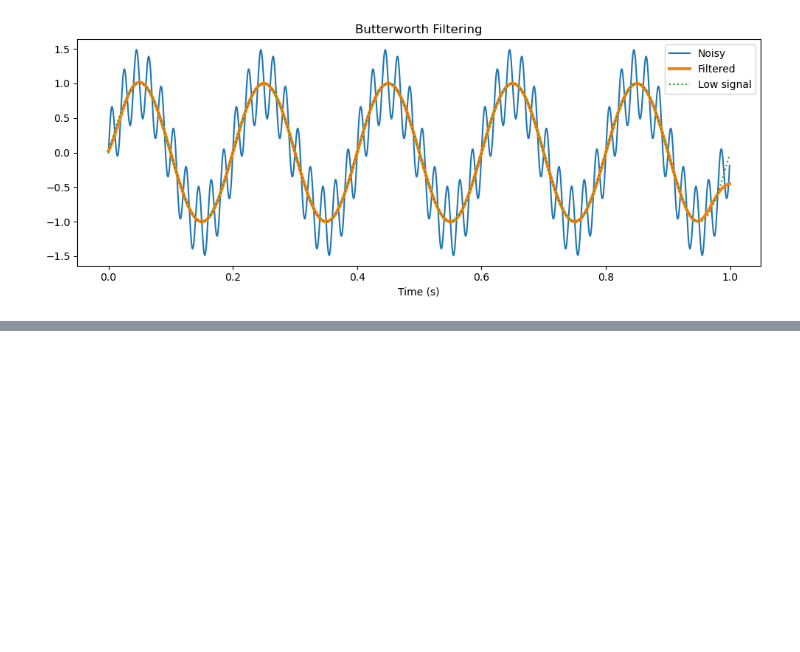
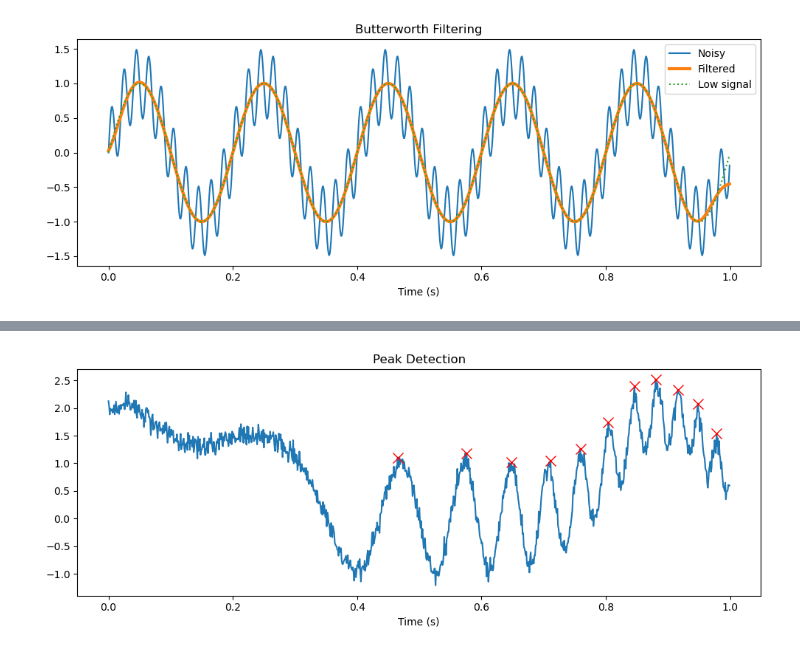
Before and after one commit to tmharty/notesbooks, a Jupyter notebook: basic_signal_processing.ipynb, the cells around one changed output, grey strips where cells are left out. Cells and saved outputs as stored; diff of their text form; code cells hidden in the pictures; blank space fills up the shorter version.

Commit message:
Peak detection example

```diff
--- a/basic_signal_processing.ipynb
+++ b/basic_signal_processing.ipynb
@@ -89,0 +90,22 @@ plt.show()
+# %%
+from scipy.signal import find_peaks
+
+# Generate noisy signal
+signal = (np.sin(2*np.pi*48*t**3/4))*np.exp(-((t-0.5)/0.5)**2)
+signal += sum(np.exp(-((t-mu)/0.1)**2) for mu in np.random.uniform(0, 1, 5))
+signal += np.random.randn(len(t))*0.1
+
+
+# Find peaks
+peaks, _ = find_peaks(signal, prominence=0.75)
+
+# Plot
+plt.figure(figsize=(10,4))
+plt.plot(t, signal)
+plt.plot(t[peaks], signal[peaks], 'rx', ms=10)
+plt.title('Peak Detection')
+plt.xlabel('Time (s)')
+plt.tight_layout()
+plt.show()
+# %% [output]
+[figure, added]
```
Also changed, not shown: parts of 1 cell of this notebook.
